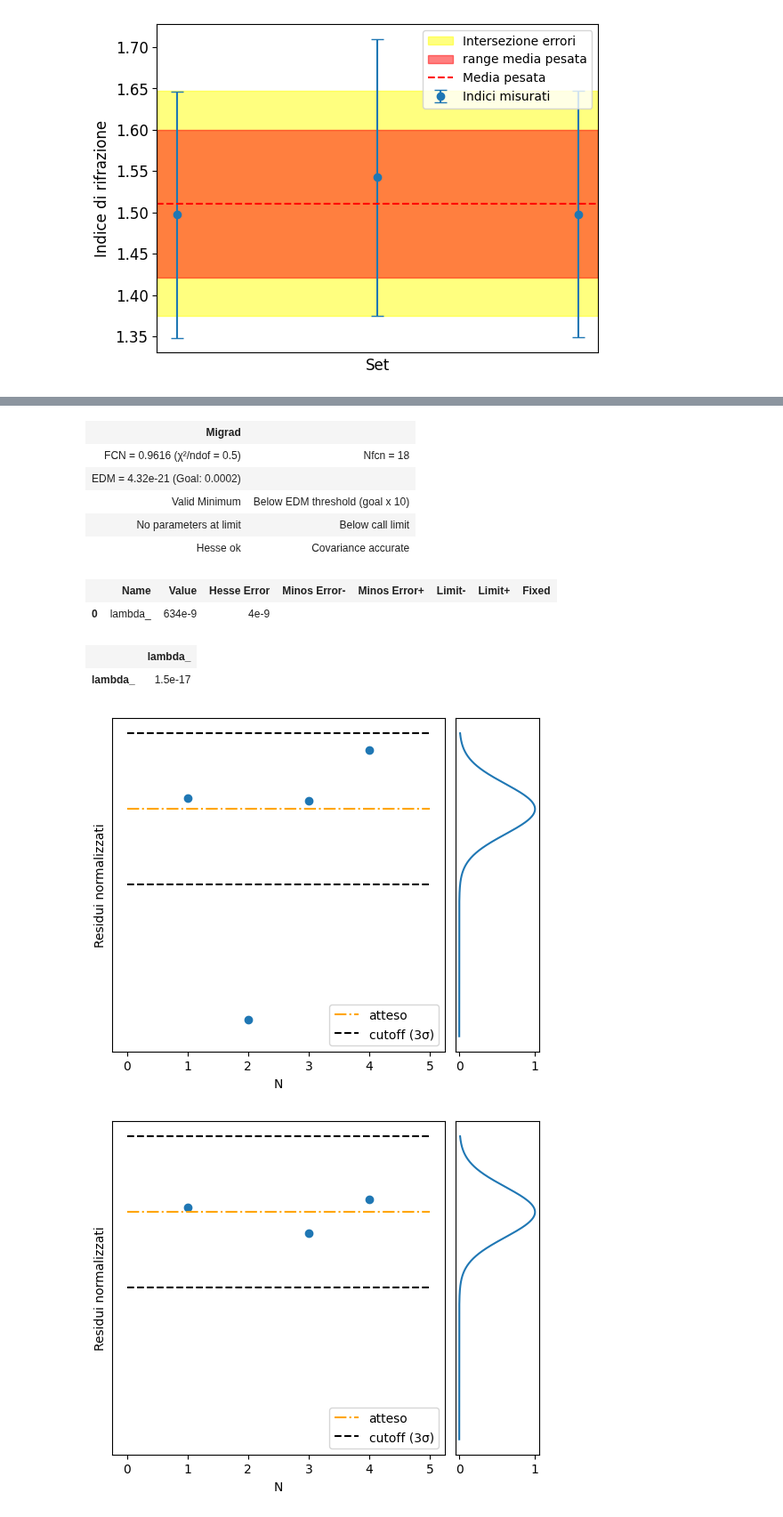
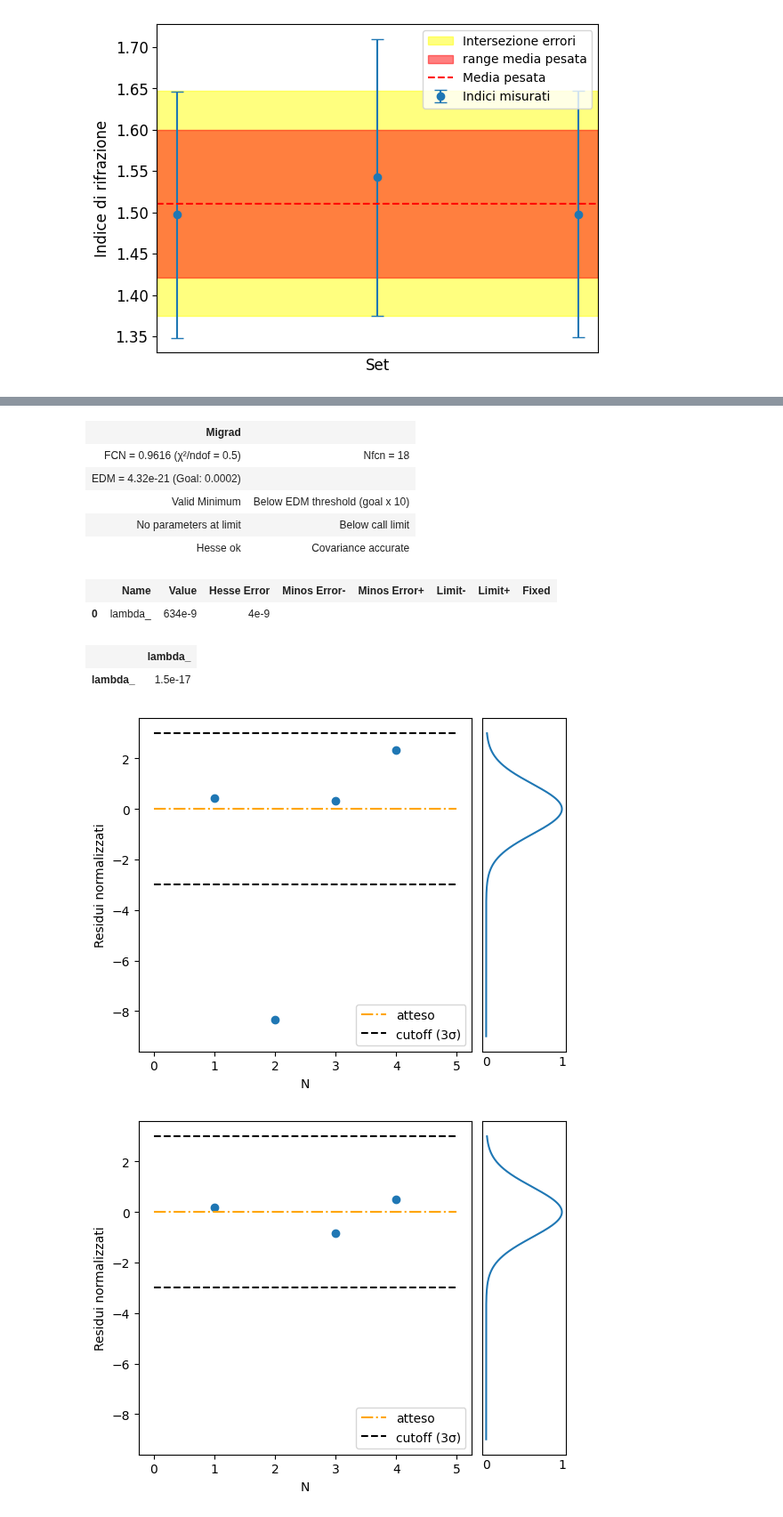
Before and after one commit to ARossiUnimib/Laboratorio-2---Gruppo-21-A.A.-2023-24, a Jupyter notebook: Notebooks/Interferometro/Interferometro.ipynb, the cells around one changed output, grey strips where cells are left out. Shown at 89% size. Drawn from its saved outputs; the diff is of its cells as text; code cells hidden in the pictures.

Commit message:
aggiunti tick mancanti

```diff
--- a/Notebooks/Interferometro/Interferometro.ipynb
+++ b/Notebooks/Interferometro/Interferometro.ipynb
@@ -400,12 +400,11 @@ def mostra_residui(N, y, err_y, model, x):
     ax.set_xlabel("N")
     ax.set_ylabel("Residui normalizzati")
     ax.legend(loc='lower right')
-    ax.set_yticks(np.linspace(-8,2,2))
     ax.plot()
 
     x = np.linspace(-9, 3, 1000)
     ax_ploty.plot(np.exp(-0.5*(x)**2), x)
-    ax_ploty.set_yticks([])
+    ax_ploty.tick_params(labelleft=False, length=0)
 
     # ax_ploty.set_ylim(1, 2.25)
     # ax_ploty.hlines([mean-2*std, mean+2*std], 0, 1, color='r')
@@ -423,35 +422,35 @@ minimi_quadrati = LeastSquares(N, y, err_y, model)
 m = Minuit(minimi_quadrati, lambda_=630*10**(-9))
 
 m.migrad()
 m.hesse()
 display(m)
 lambda_senza_2 = m.values["lambda_"]
 err_lambda_senza_2 = m.errors["lambda_"]
 
 mostra_residui(N, y, err_y, model, lambda_senza_2)
 # %% [output]
 | Migrad |  |
 | FCN = 75.43 (χ²/ndof = 25.1) | Nfcn = 18 |
 | EDM = 8.38e-19 (Goal: 0.0002) |  |
 | Valid Minimum | Below EDM threshold (goal x 10) |
 | No parameters at limit | Below call limit |
 | Hesse ok | Covariance accurate |
 |  | Name | Value | Hesse Error | Minos Error- | Minos Error+ | Limit- | Limit+ | Fixed |
 | 0 | lambda_ | 625e-9 | 4e-9 |  |  |  |  |  |
 |  | lambda_ |
 | lambda_ | 1.4e-17 |
 | Migrad |  |
 | FCN = 0.9616 (χ²/ndof = 0.5) | Nfcn = 18 |
 | EDM = 4.32e-21 (Goal: 0.0002) |  |
 | Valid Minimum | Below EDM threshold (goal x 10) |
 | No parameters at limit | Below call limit |
 | Hesse ok | Covariance accurate |
 |  | Name | Value | Hesse Error | Minos Error- | Minos Error+ | Limit- | Limit+ | Fixed |
 | 0 | lambda_ | 634e-9 | 4e-9 |  |  |  |  |  |
 |  | lambda_ |
 | lambda_ | 1.5e-17 |
-[figure, old version]
+[figure, new version]
-[figure, old version]
+[figure, new version]
 # %%
 # confronta con lambda_con_2 e lambda_senza_2 con valore atteso, disegna una retta
 # orizzontale per il valore vero e rappresenta lambda_con_2 e lambda_senza_2 con le loro barre d'errore e dei trattini che le delimitano
```
